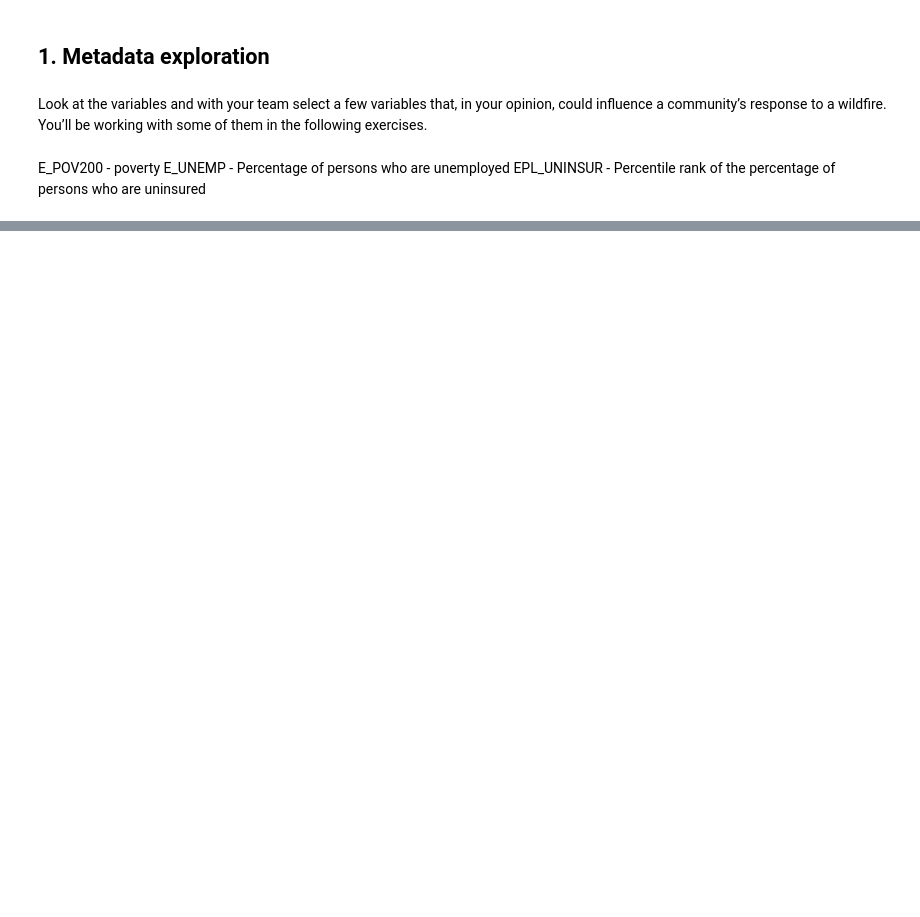
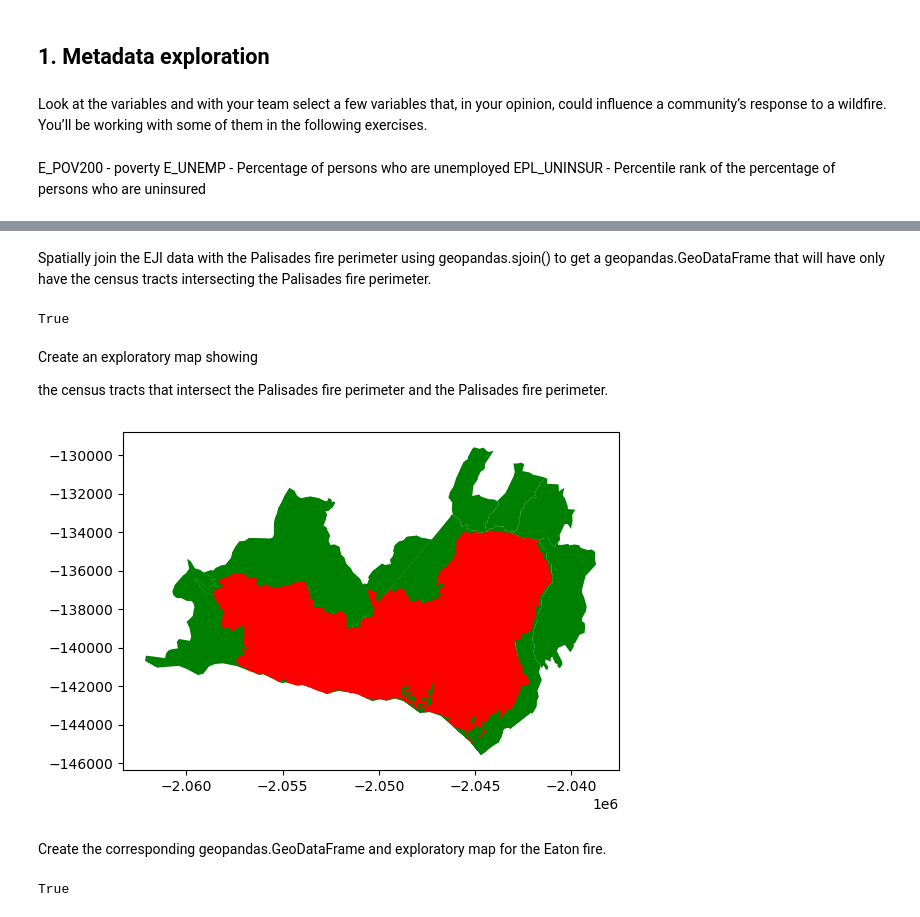
Before and after one commit to austinmartinez12/eds220-2025-sections, a Jupyter notebook: Untitled.ipynb, the cells around one changed output, grey strips where cells are left out. Drawn from its saved outputs; the diff is of its cells as text; code cells hidden in the pictures; blank space fills up the shorter version.

```diff
--- a/Untitled.ipynb
+++ b/Untitled.ipynb
@@ -11,12 +12,12 @@ import matplotlib.pyplot as plt
 # Create a reproducible file path
 Eaton_fp = os.path.join('data','Eaton_Perimeter_20250121','Eaton_Perimeter_20250121.shp')
 Palisades_fp = os.path.join('data','Palisades_Perimeter_20250121','Palisades_Perimeter_20250121.shp')
-EJ_fp = os.path.join("data", "EJI_2024_United_States_CSV", "EJI_2024_United_States.csv")
+EJ_fp = os.path.join("data", "EJI_2024_United_States", "EJI_2024_United_States.gdb")
 # %%
 # Read in data
 Eaton = gpd.read_file(Eaton_fp)
 Palisades = gpd.read_file(Palisades_fp)
-EJI = pd.read_csv(EJ_fp)
+EJI = gpd.read_file(EJ_fp)
 # %% [markdown]
 ## 1. Metadata exploration
 # %% [markdown]
@@ -40,0 +60,32 @@ print(EJI.shape, "\n")
+# %% [markdown]
+Spatially join the EJI data with the Palisades fire perimeter using geopandas.sjoin() to get a geopandas.GeoDataFrame that will have only have the census tracts intersecting the Palisades fire perimeter.
+# %%
+#EP_data = pd.concat([Palisades, Eaton])
+Palisades = Palisades.to_crs(EJI.crs)
+
+Palisades.crs == EJI.crs
+# %% [output]
+True
+# %%
+PE_data = gpd.sjoin(EJI, Palisades)
+# %% [markdown]
+Create an exploratory map showing
+
+the census tracts that intersect the Palisades fire perimeter and
+the Palisades fire perimeter.
+# %%
+
+fig, ax = plt.subplots()
+PE_data.plot(ax=ax, color='green')
+Palisades.plot(ax=ax, color = "red")
+plt.show()
+# %% [output]
+[figure, added]
+# %% [markdown]
+Create the corresponding geopandas.GeoDataFrame and exploratory map for the Eaton fire.
+# %%
+Eaton = Eaton.to_crs(EJI.crs)
+
+Eaton.crs == EJI.crs
+# %% [output]
+True
```
Also changed, not shown: parts of 13 cells of this notebook.
